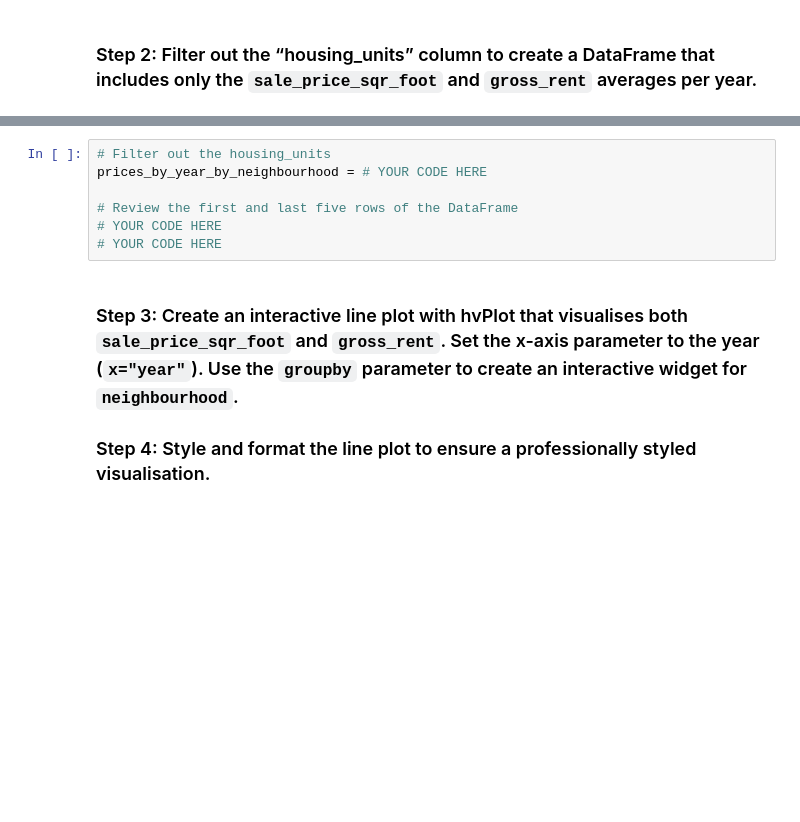
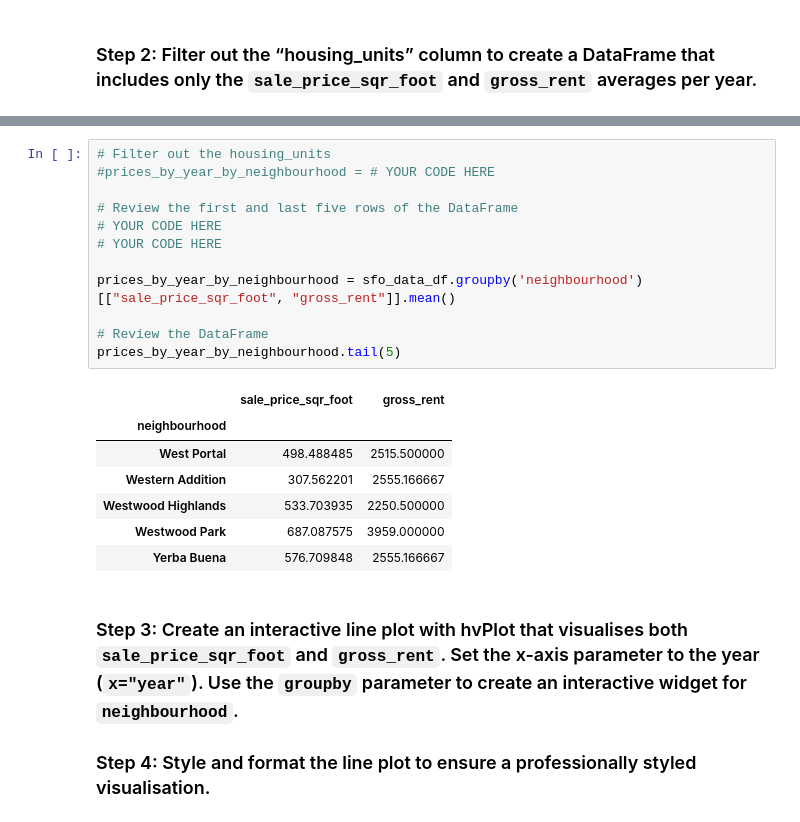
Before and after one commit to ahcano/real_estate, a Jupyter notebook: san_francisco_housing.ipynb, the cells around one changed output, grey strips where cells are left out. Cells and saved outputs as stored; diff of their text form; blank space fills up the shorter version.

```diff
--- a/san_francisco_housing.ipynb
+++ b/san_francisco_housing.ipynb
@@ -364,10 +457,23 @@ For this part of the assignment, use interactive visualisations and widgets to e
 # %%
 # Filter out the housing_units
-prices_by_year_by_neighbourhood = # YOUR CODE HERE
+#prices_by_year_by_neighbourhood = # YOUR CODE HERE
 
 # Review the first and last five rows of the DataFrame
 # YOUR CODE HERE
 # YOUR CODE HERE
+
+prices_by_year_by_neighbourhood = sfo_data_df.groupby('neighbourhood')[["sale_price_sqr_foot", "gross_rent"]].mean()
+
+# Review the DataFrame
+prices_by_year_by_neighbourhood.tail(5)
+# %% [output]
+|  | sale_price_sqr_foot | gross_rent |
+| neighbourhood |  |  |
+| West Portal | 498.488485 | 2515.500000 |
+| Western Addition | 307.562201 | 2555.166667 |
+| Westwood Highlands | 533.703935 | 2250.500000 |
+| Westwood Park | 687.087575 | 3959.000000 |
+| Yerba Buena | 576.709848 | 2555.166667 |
 # %% [markdown]
 ### Step 3: Create an interactive line plot with hvPlot that visualises both `sale_price_sqr_foot` and `gross_rent`. Set the x-axis parameter to the year (`x="year"`). Use the `groupby` parameter to create an interactive widget for `neighbourhood`.
 
```
Also changed, not shown: parts of 15 cells of this notebook.
